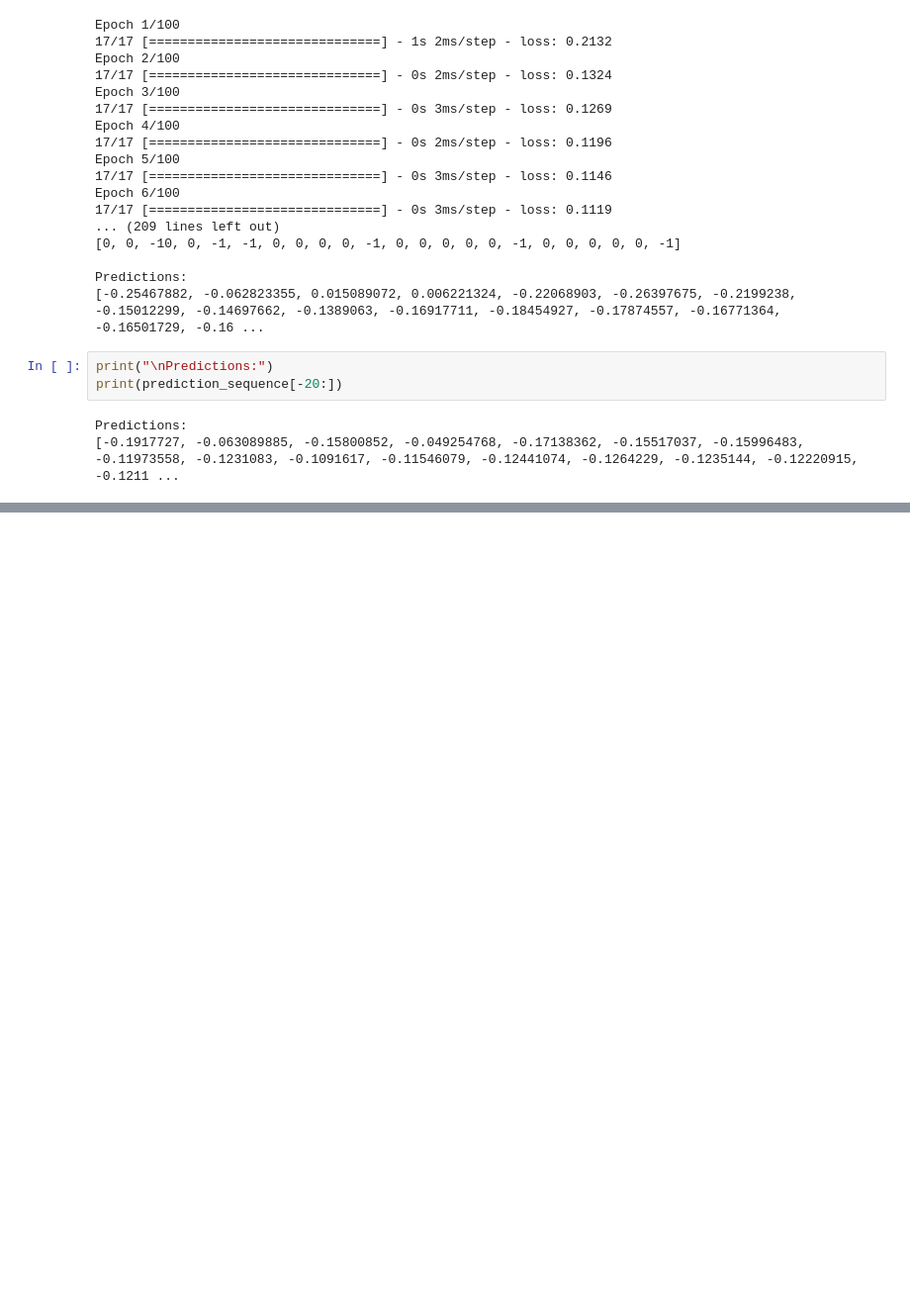
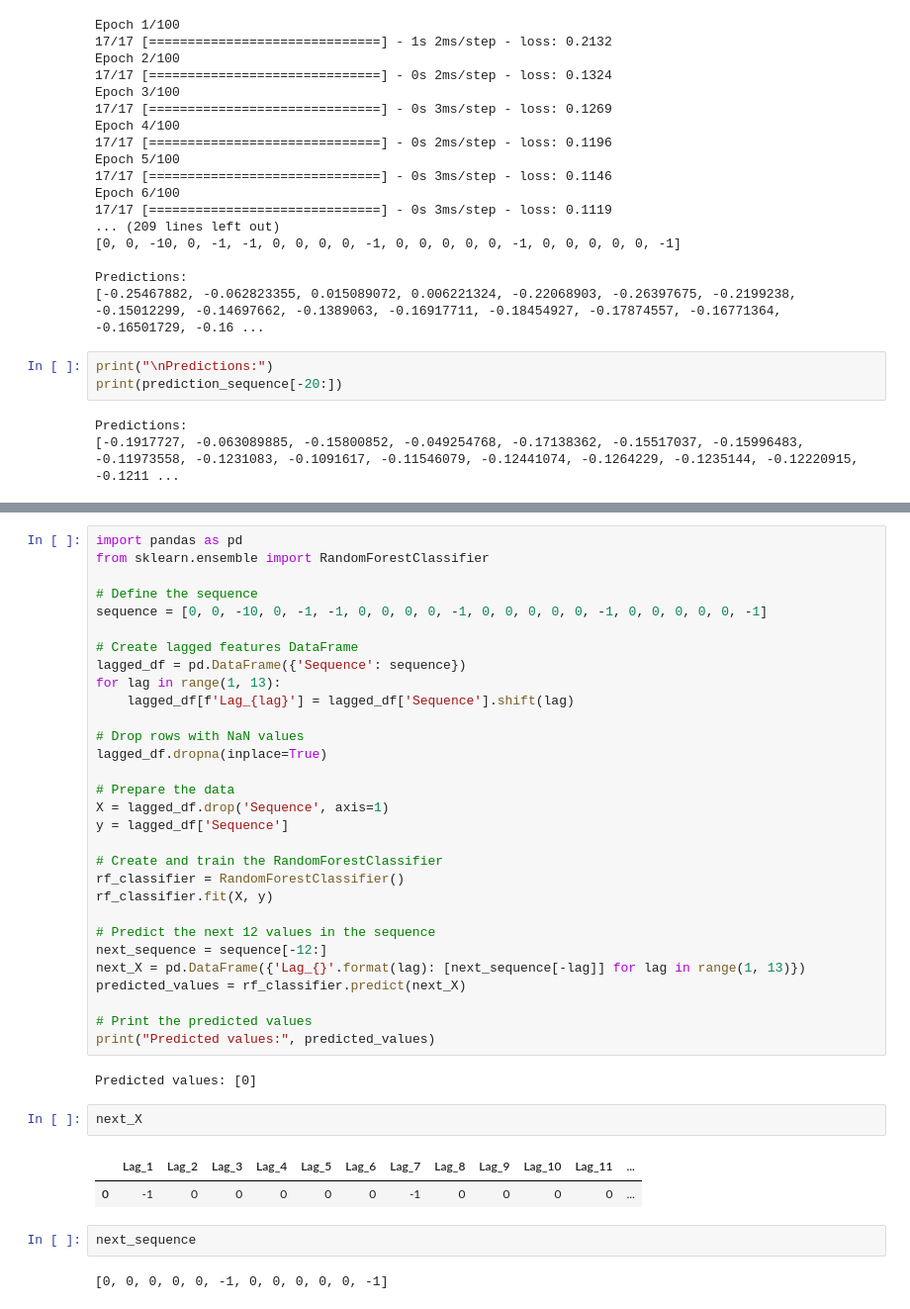
Before and after one commit to pprieri/ml, a Jupyter notebook: 11-Submissions/S/lstm.ipynb, the cells around one changed output, grey strips where cells are left out. Shown at 99% size. Cells and saved outputs as stored; diff of their text form; blank space fills up the shorter version.

```diff
--- a/11-Submissions/S/lstm.ipynb
+++ b/11-Submissions/S/lstm.ipynb
@@ -191,0 +251,41 @@ Predictions:
+# %%
+import pandas as pd
+from sklearn.ensemble import RandomForestClassifier
+
+# Define the sequence
+sequence = [0, 0, -10, 0, -1, -1, 0, 0, 0, 0, -1, 0, 0, 0, 0, 0, -1, 0, 0, 0, 0, 0, -1]
+
+# Create lagged features DataFrame
+lagged_df = pd.DataFrame({'Sequence': sequence})
+for lag in range(1, 13):
+    lagged_df[f'Lag_{lag}'] = lagged_df['Sequence'].shift(lag)
+
+# Drop rows with NaN values
+lagged_df.dropna(inplace=True)
+
+# Prepare the data
+X = lagged_df.drop('Sequence', axis=1)
+y = lagged_df['Sequence']
+
+# Create and train the RandomForestClassifier
+rf_classifier = RandomForestClassifier()
+rf_classifier.fit(X, y)
+
+# Predict the next 12 values in the sequence
+next_sequence = sequence[-12:]
+next_X = pd.DataFrame({'Lag_{}'.format(lag): [next_sequence[-lag]] for lag in range(1, 13)})
+predicted_values = rf_classifier.predict(next_X)
+
+# Print the predicted values
+print("Predicted values:", predicted_values)
+# %% [output]
+Predicted values: [0]
+# %%
+next_X
+# %% [output]
+|  | Lag_1 | Lag_2 | Lag_3 | Lag_4 | Lag_5 | Lag_6 | Lag_7 | Lag_8 | Lag_9 | Lag_10 | Lag_11 | ... |
+| 0 | -1 | 0 | 0 | 0 | 0 | 0 | -1 | 0 | 0 | 0 | 0 | ... |
+# %%
+next_sequence
+# %% [output]
+[0, 0, 0, 0, 0, -1, 0, 0, 0, 0, 0, -1]
```
Also changed, not shown: parts of 5 cells of this notebook, 1 other file.
